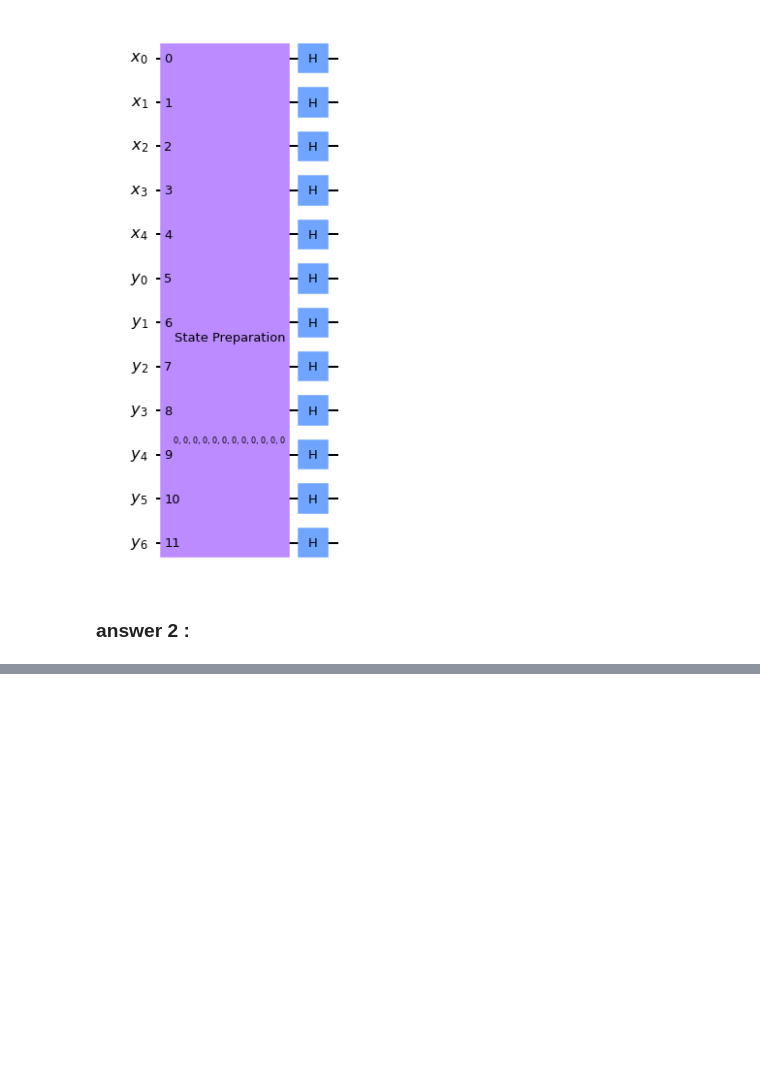
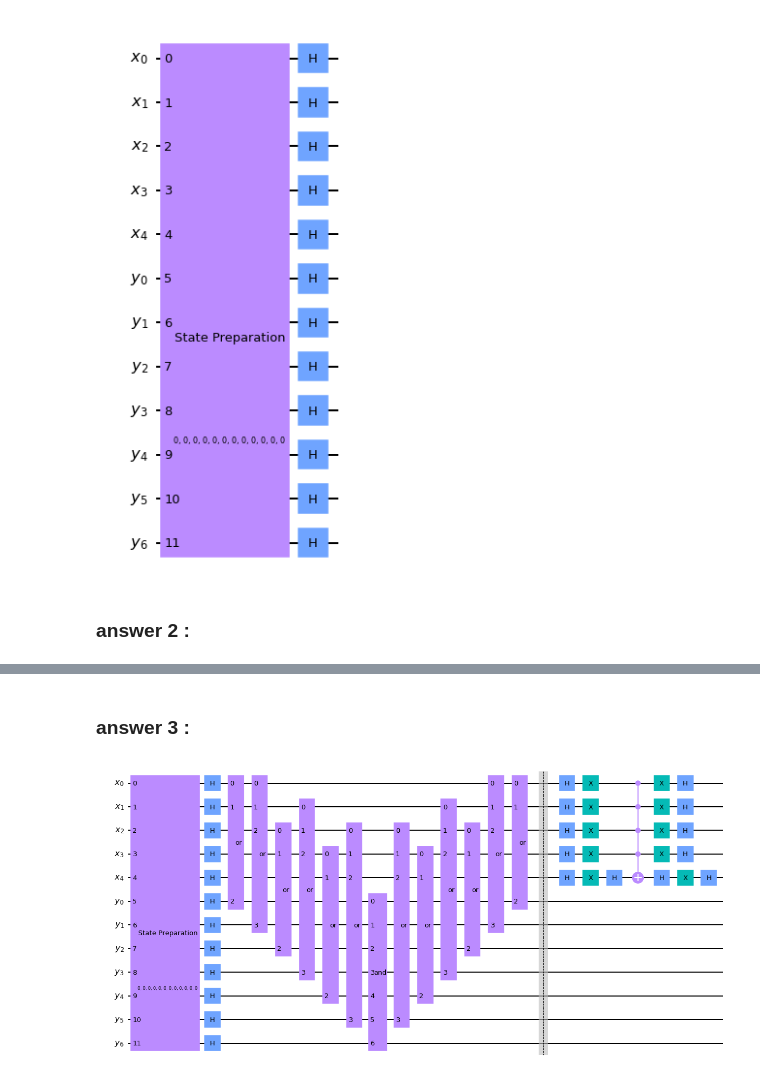
Before and after one commit to leonardeuler13/IQC_project, a Jupyter notebook: miniproject.ipynb, the cells around one changed output, grey strips where cells are left out. Saved outputs shown, nothing was run; the diff lists cells and outputs as text; code cells hidden in the pictures; blank space fills up the shorter version.

```diff
--- a/miniproject.ipynb
+++ b/miniproject.ipynb
@@ -89,0 +113,7 @@ oracle_gate.draw('mpl')
+# %% [markdown]
+### answer 3 :
+# %%
+full_circuit = state_prep.compose(oracle_gate).compose(reflection_gate)
+full_circuit.draw('mpl')
+# %% [output]
+[figure, added]
```
Also changed, not shown: parts of 4 cells of this notebook.
